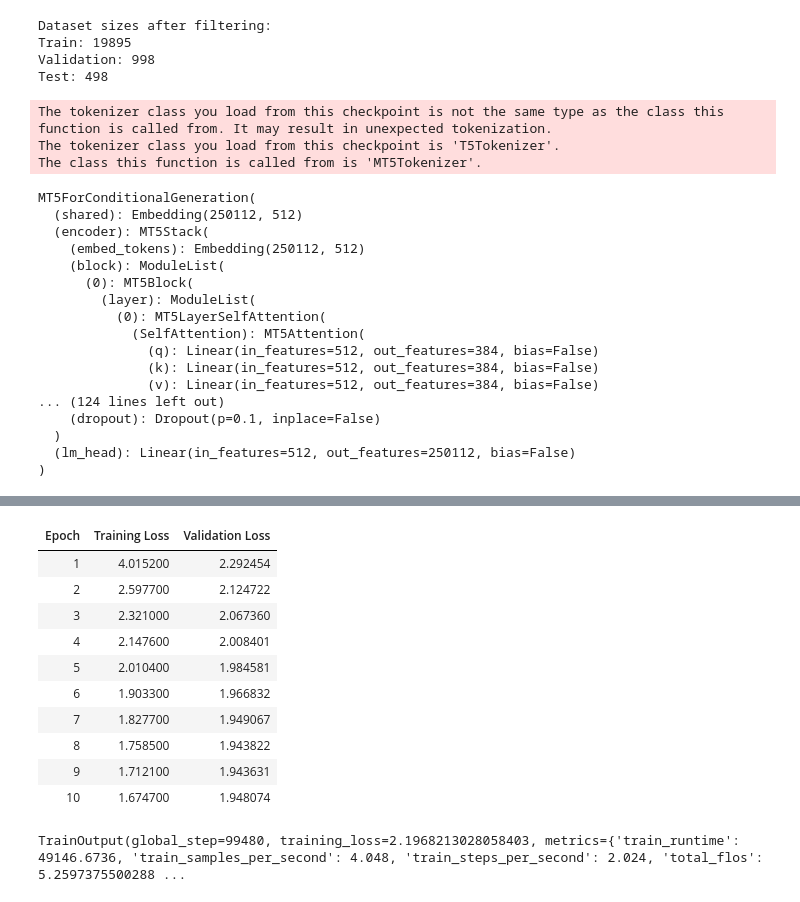
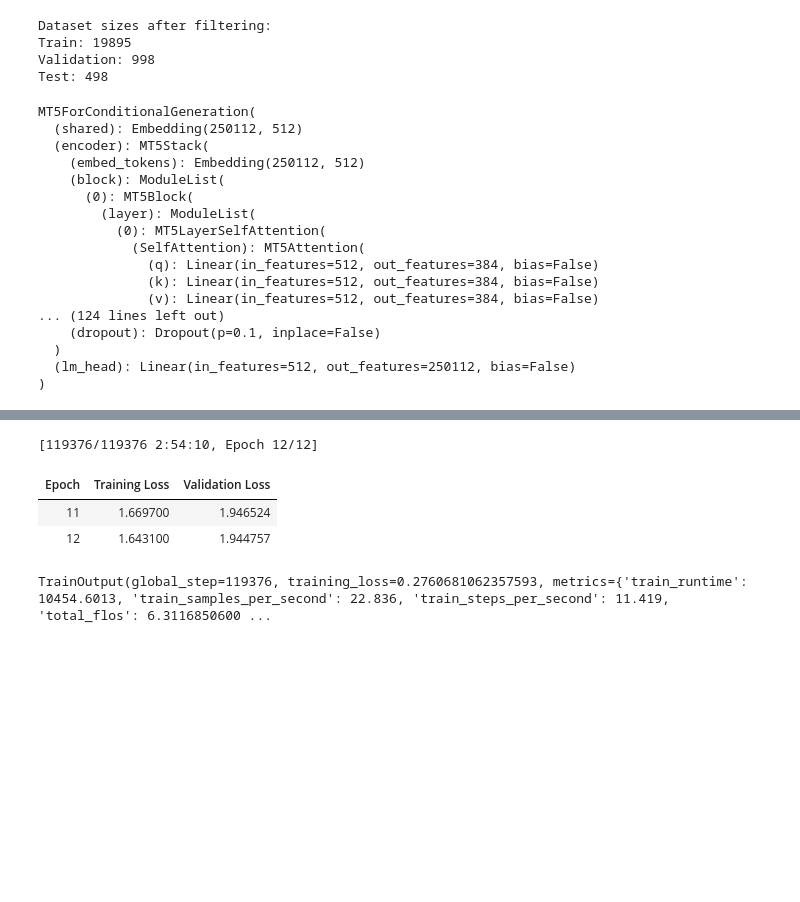
Before and after one commit to NikitaKhuju/nepali_translation_model, a Jupyter notebook: trainerv3.ipynb, the cells around one changed output, grey strips where cells are left out. Cells and saved outputs as stored; diff of their text form; code cells hidden in the pictures; blank space fills up the shorter version.

```diff
--- a/trainerv3.ipynb
+++ b/trainerv3.ipynb
@@ -47,31 +47,29 @@ Validation: 998
 Test: 498
 # %%
 # Load tokenizer and model
-tokenizer = MT5Tokenizer.from_pretrained("google/mt5-small", legacy=False)
-model = MT5ForConditionalGeneration.from_pretrained("google/mt5-small")
+checkpoint_path = "./mt5-npi-en/checkpoint-99480"
+tokenizer = MT5Tokenizer.from_pretrained(checkpoint_path, legacy=False)
+model = MT5ForConditionalGeneration.from_pretrained(checkpoint_path)
 model.config.use_cache = False
 model.to(device).float()
 # %% [output]
-The tokenizer class you load from this checkpoint is not the same type as the class this function is called from. It may result in unexpected tokenization.
-The tokenizer class you load from this checkpoint is 'T5Tokenizer'.
-The class this function is called from is 'MT5Tokenizer'.
+MT5ForConditionalGeneration(
+  (shared): Embedding(250112, 512)
+  (encoder): MT5Stack(
+    (embed_tokens): Embedding(250112, 512)
+    (block): ModuleList(
+      (0): MT5Block(
+        (layer): ModuleList(
+          (0): MT5LayerSelfAttention(
+            (SelfAttention): MT5Attention(
+              (q): Linear(in_features=512, out_features=384, bias=False)
+              (k): Linear(in_features=512, out_features=384, bias=False)
+              (v): Linear(in_features=512, out_features=384, bias=False)
+... (124 lines left out)
+    (dropout): Dropout(p=0.1, inplace=False)
+  )
+  (lm_head): Linear(in_features=512, out_features=250112, bias=False)
+)
-MT5ForConditionalGeneration(
-  (shared): Embedding(250112, 512)
-  (encoder): MT5Stack(
-    (embed_tokens): Embedding(250112, 512)
-    (block): ModuleList(
-      (0): MT5Block(
-        (layer): ModuleList(
-          (0): MT5LayerSelfAttention(
-            (SelfAttention): MT5Attention(
-              (q): Linear(in_features=512, out_features=384, bias=False)
-              (k): Linear(in_features=512, out_features=384, bias=False)
-              (v): Linear(in_features=512, out_features=384, bias=False)
-... (124 lines left out)
-    (dropout): Dropout(p=0.1, inplace=False)
-  )
-  (lm_head): Linear(in_features=512, out_features=250112, bias=False)
-)
 # %%
 # Preprocessing function
 def preprocess_function(examples):
@@ -129,7 +127,8 @@ training_args = Seq2SeqTrainingArguments(
     learning_rate=1e-4,
     per_device_train_batch_size=2,
     per_device_eval_batch_size=2,
-    num_train_epochs=10,
+    num_train_epochs=12,
+    resume_from_checkpoint=True,
     generation_max_length=280,
     weight_decay=0.01,
     save_total_limit=3,
@@ -185,5 +184,5 @@ trainer = CustomTrainer(
     data_collator=data_collator,
 )
 # %%
-trainer.train()
+trainer.train(resume_from_checkpoint=True)
 # %% [output]
@@ -191,15 +190,8 @@ trainer.train()
+[119376/119376 2:54:10, Epoch 12/12]
 | Epoch | Training Loss | Validation Loss |
-| 1 | 4.015200 | 2.292454 |
-| 2 | 2.597700 | 2.124722 |
-| 3 | 2.321000 | 2.067360 |
-| 4 | 2.147600 | 2.008401 |
-| 5 | 2.010400 | 1.984581 |
-| 6 | 1.903300 | 1.966832 |
-| 7 | 1.827700 | 1.949067 |
-| 8 | 1.758500 | 1.943822 |
-| 9 | 1.712100 | 1.943631 |
-| 10 | 1.674700 | 1.948074 |
+| 11 | 1.669700 | 1.946524 |
+| 12 | 1.643100 | 1.944757 |
-TrainOutput(global_step=99480, training_loss=2.1968213028058403, metrics={'train_runtime': 49146.6736, 'train_samples_per_second': 4.048, 'train_steps_per_second': 2.024, 'total_flos': 5.2597375500288 ...
+TrainOutput(global_step=119376, training_loss=0.2760681062357593, metrics={'train_runtime': 10454.6013, 'train_samples_per_second': 22.836, 'train_steps_per_second': 11.419, 'total_flos': 6.3116850600 ...
 # %%
 trainer.save_model("./mt5-npi-en")
 tokenizer.save_pretrained("./mt5-npi-en")
```
Also changed, not shown: parts of 4 cells of this notebook.
